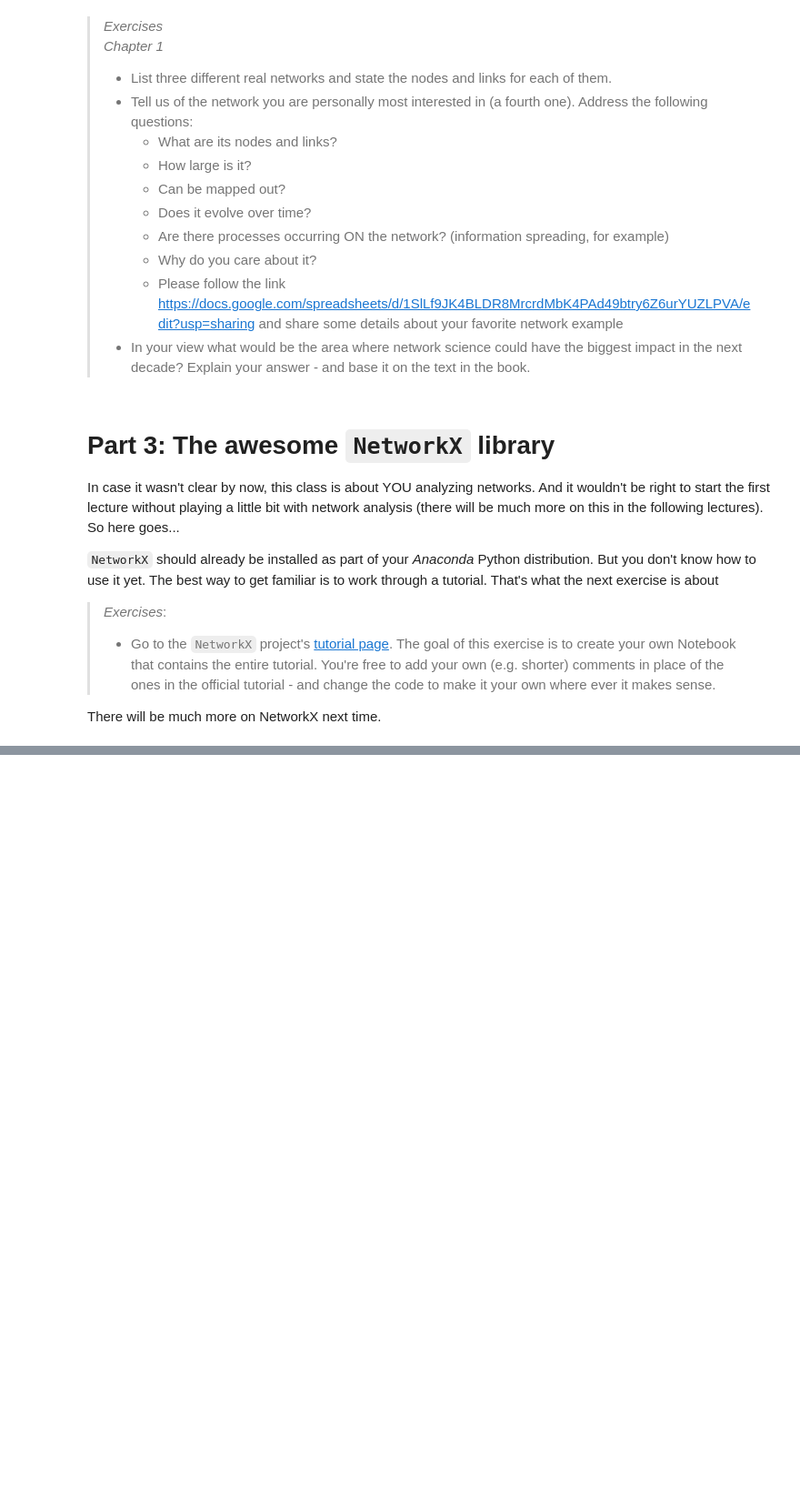
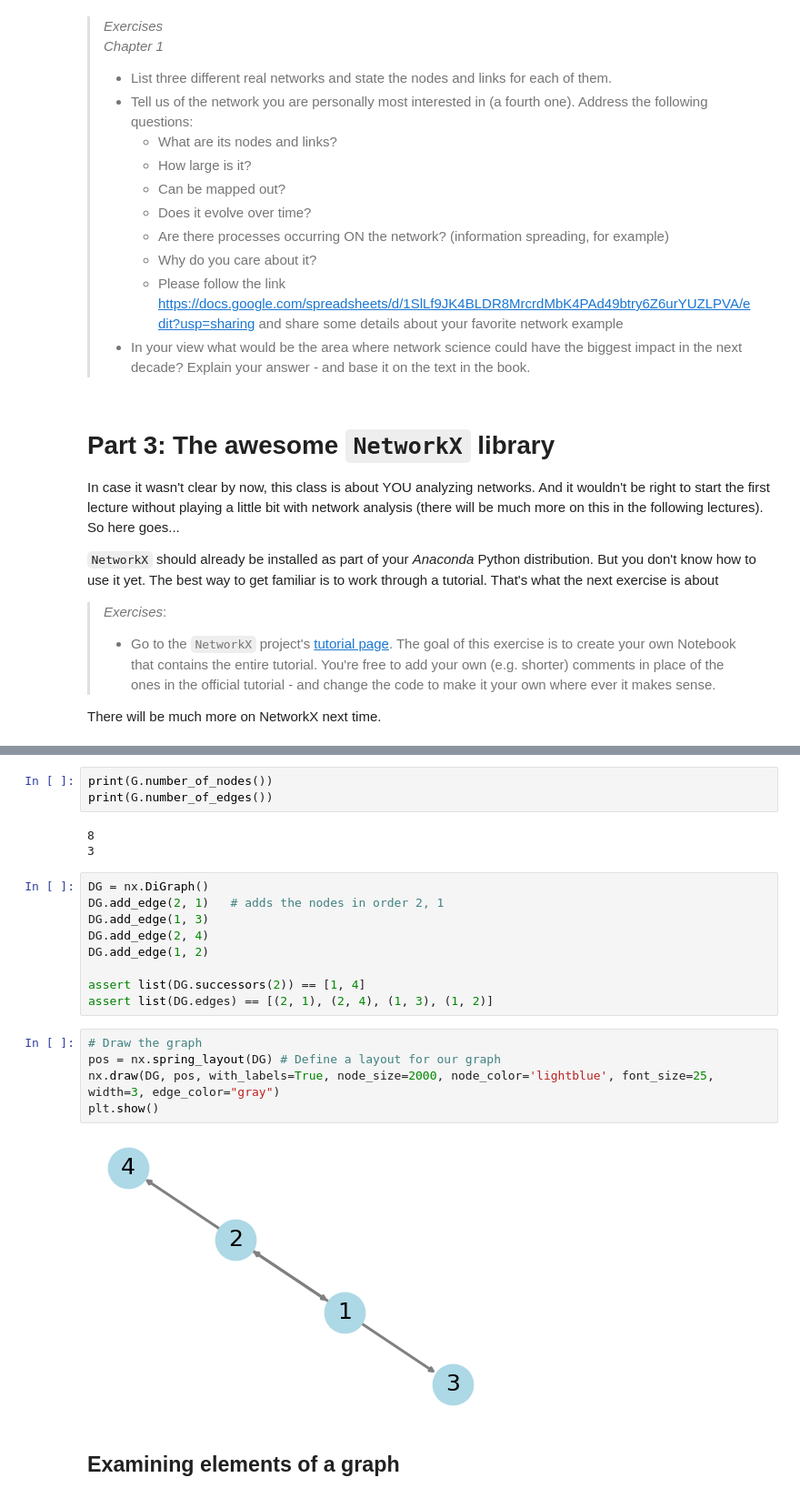
Before and after one commit to pierrehogenhaug/socialgraphs2023, a Jupyter notebook: lectures/Week1SOL.ipynb, the cells around one changed output, grey strips where cells are left out. Shown at 91% size. Saved outputs shown, nothing was run; the diff lists cells and outputs as text; blank space fills up the shorter version.

```diff
--- a/lectures/Week1SOL.ipynb
+++ b/lectures/Week1SOL.ipynb
@@ -127,0 +168,24 @@ There will be much more on NetworkX next time.
+# %%
+print(G.number_of_nodes())
+print(G.number_of_edges())
+# %% [output]
+8
+3
+# %%
+DG = nx.DiGraph()
+DG.add_edge(2, 1)   # adds the nodes in order 2, 1
+DG.add_edge(1, 3)
+DG.add_edge(2, 4)
+DG.add_edge(1, 2)
+
+assert list(DG.successors(2)) == [1, 4]
+assert list(DG.edges) == [(2, 1), (2, 4), (1, 3), (1, 2)]
+# %%
+# Draw the graph
+pos = nx.spring_layout(DG) # Define a layout for our graph
+nx.draw(DG, pos, with_labels=True, node_size=2000, node_color='lightblue', font_size=25, width=3, edge_color="gray")
+plt.show()
+# %% [output]
+[figure, added]
+# %% [markdown]
+## Examining elements of a graph
```
Also changed, not shown: parts of 15 cells of this notebook.
